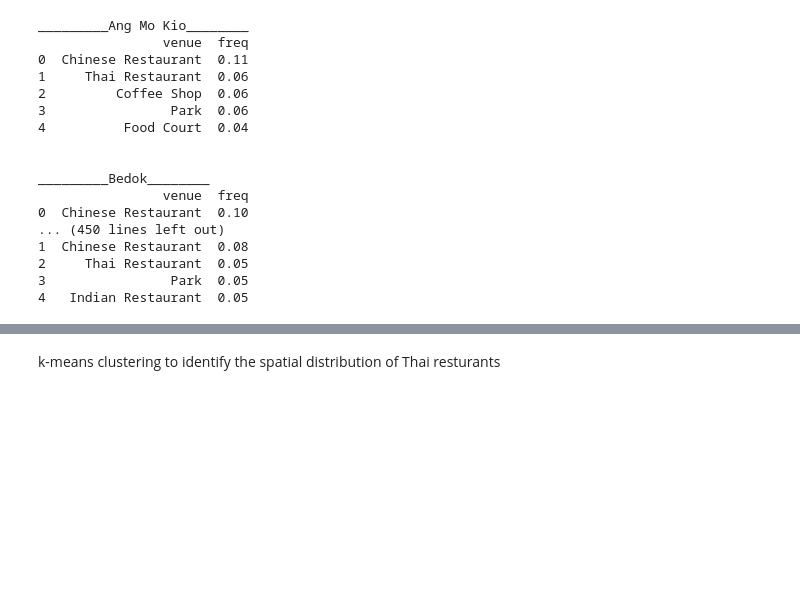
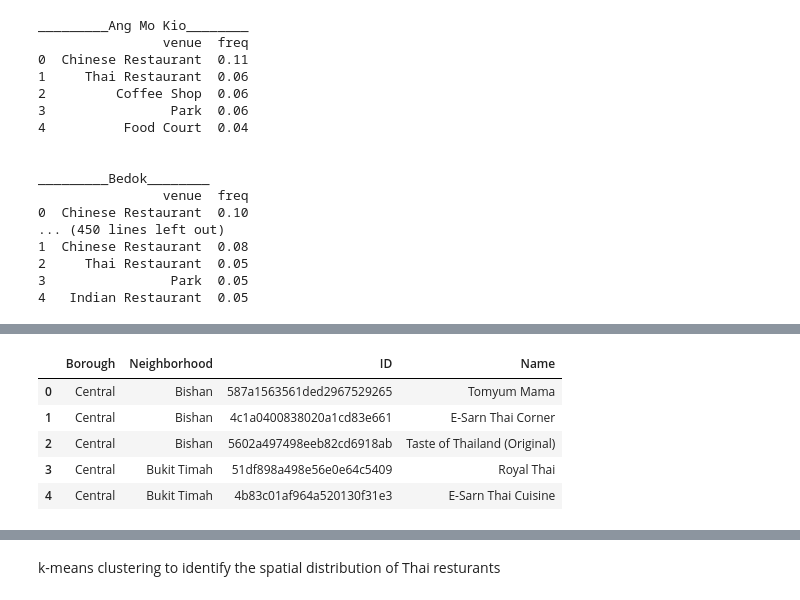
Before and after one commit to Jojo666/Coursera_Capstone, a Jupyter notebook: 2Singapore_thai_f.ipynb, the cells around one changed output, grey strips where cells are left out. Saved outputs shown, nothing was run; the diff lists cells and outputs as text; code cells hidden in the pictures; blank space fills up the shorter version.

```diff
--- a/2Singapore_thai_f.ipynb
+++ b/2Singapore_thai_f.ipynb
@@ -629,0 +795,17 @@ brgh_venues_sorted.head(8)
+# %%
+column_names=['Borough', 'Neighborhood', 'ID','Name']
+thai_rest=pd.DataFrame(columns=column_names)
+count=1
+for row in dfx.values.tolist():
+    Borough, Neighborhood, Latitude, Longitude=row
+    venues = get_venues(Latitude,Longitude)
+    thai_rests=venues[venues['Category']=='Thai Restaurant']
+    print('(',count,'/',len(dfx),')','Thai Resturants in '+Neighborhood+', '+Borough+':'+str(len(thai_rests)))
+    for resturant_detail in thai_rests.values.tolist():
+        id, name , category=resturant_detail
+        thai_rest = thai_rest.append({'Borough': Borough,
+                                                'Neighborhood': Neighborhood,
+                                                'ID': id,
+                                                'Name' : name
+                                               }, ignore_index=True)
+    count+=1
@@ -629,0 +830,9 @@ brgh_venues_sorted.head(8)
+# %%
+thai_rest.head()
+# %% [output]
+|  | Borough | Neighborhood | ID | Name |
+| 0 | Central | Bishan | 587a1563561ded2967529265 | Tomyum Mama |
+| 1 | Central | Bishan | 4c1a0400838020a1cd83e661 | E-Sarn Thai Corner |
+| 2 | Central | Bishan | 5602a497498eeb82cd6918ab | Taste of Thailand (Original) |
+| 3 | Central | Bukit Timah | 51df898a498e56e0e64c5409 | Royal Thai |
+| 4 | Central | Bukit Timah | 4b83c01af964a520130f31e3 | E-Sarn Thai Cuisine |
```
Also changed, not shown: parts of 24 cells of this notebook.
